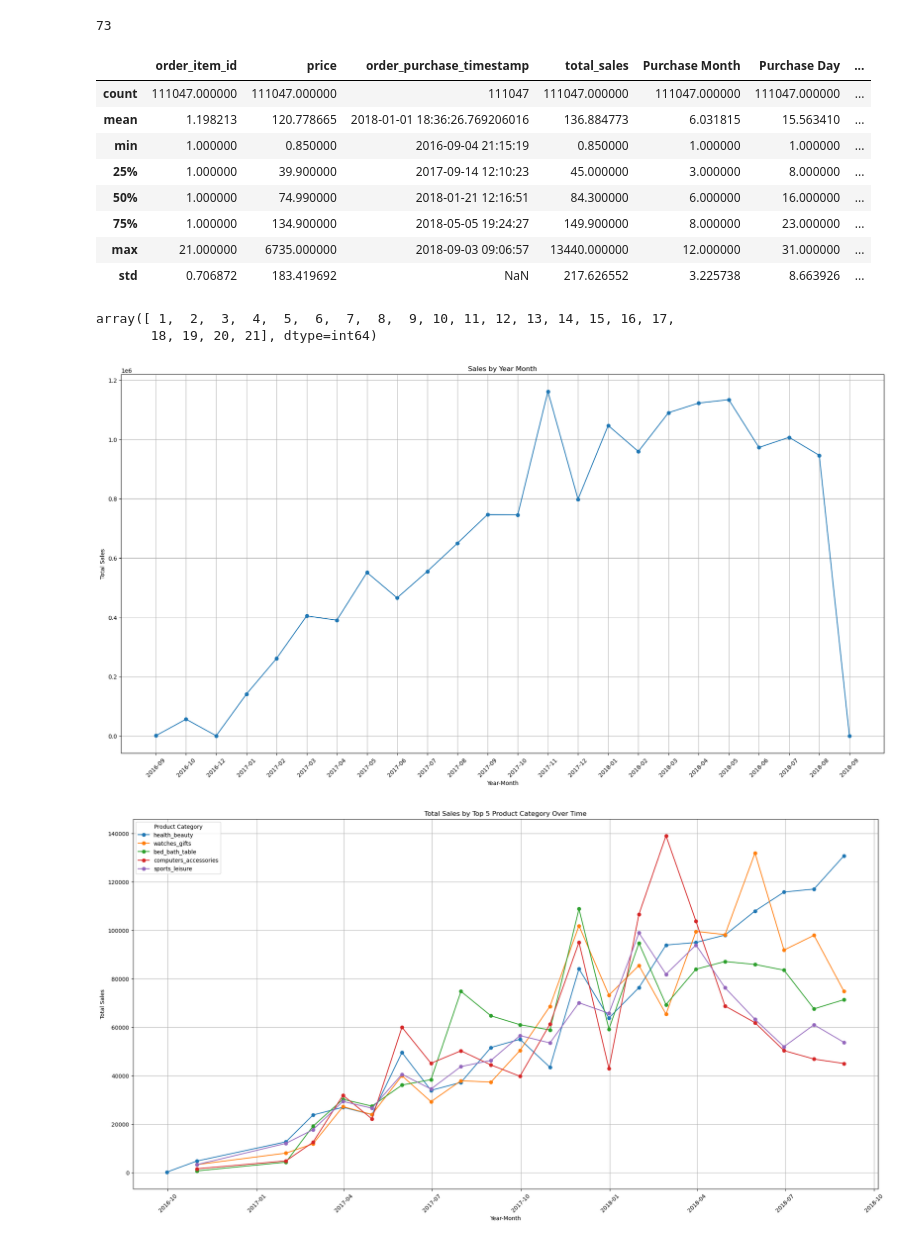
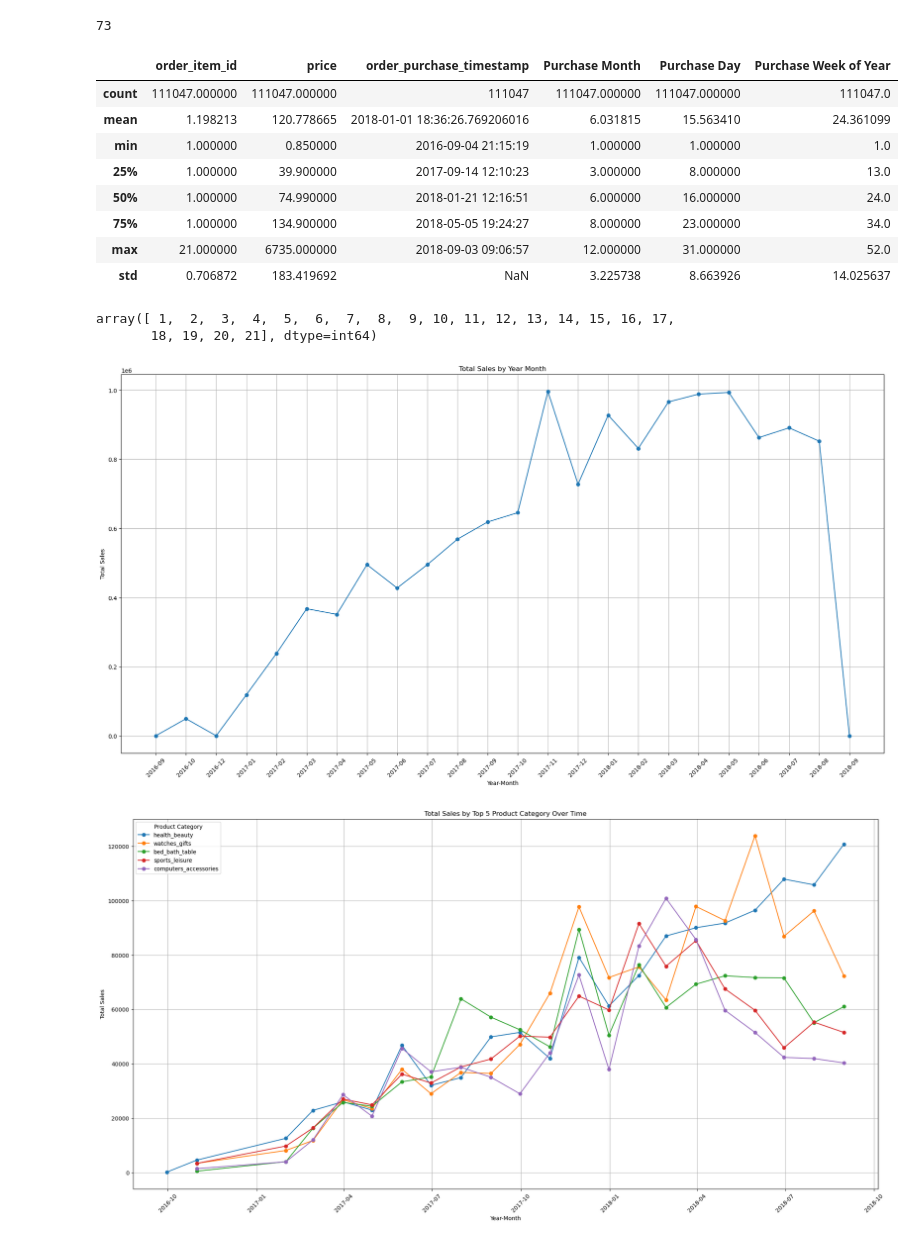
Before and after one commit to popraf/Demand-Forecasting, a Jupyter notebook: EDA.ipynb, the cells around one changed output. Drawn from its saved outputs; the diff is of its cells as text; code cells hidden in the pictures.

```diff
--- a/EDA.ipynb
+++ b/EDA.ipynb
@@ -175,11 +175,6 @@ After the join we lost 1603 rows due to lact of information about the purchase t
 # Drop redundant data, not related to this task
 # As this is just a demonstration, we won't be adding information such as holidays for a different set of countries the customers are from etc
 order_items = order_items.drop(columns=['freight_value','shipping_limit_date','product_category_name'])
-# %%
-# As I understand correctly per obtained dict, ['price'] is 'item price'
-# and ['order_item_id'] is 'sequential number identifying number of items included in the same order.'.
-# Therefore, total sales value is as follows: ['Total Sales'] = ['price'] * ['order_item_id']
-order_items['total_sales'] = order_items['price'] * order_items['order_item_id']
 # %%
 # Add a set of information regarding sale timestamp
 order_items['Purchase Date'] = order_items['order_purchase_timestamp'].dt.to_period('D')
@@ -220,15 +215,15 @@ order_items['product_category_name_english'].nunique()
 # %%
 order_items.describe()
 # %% [output]
-|  | order_item_id | price | order_purchase_timestamp | total_sales | Purchase Month | Purchase Day | ... |
-| count | 111047.000000 | 111047.000000 | 111047 | 111047.000000 | 111047.000000 | 111047.000000 | ... |
-| mean | 1.198213 | 120.778665 | 2018-01-01 18:36:26.769206016 | 136.884773 | 6.031815 | 15.563410 | ... |
-| min | 1.000000 | 0.850000 | 2016-09-04 21:15:19 | 0.850000 | 1.000000 | 1.000000 | ... |
-| 25% | 1.000000 | 39.900000 | 2017-09-14 12:10:23 | 45.000000 | 3.000000 | 8.000000 | ... |
-| 50% | 1.000000 | 74.990000 | 2018-01-21 12:16:51 | 84.300000 | 6.000000 | 16.000000 | ... |
-| 75% | 1.000000 | 134.900000 | 2018-05-05 19:24:27 | 149.900000 | 8.000000 | 23.000000 | ... |
-| max | 21.000000 | 6735.000000 | 2018-09-03 09:06:57 | 13440.000000 | 12.000000 | 31.000000 | ... |
-| std | 0.706872 | 183.419692 | NaN | 217.626552 | 3.225738 | 8.663926 | ... |
+|  | order_item_id | price | order_purchase_timestamp | Purchase Month | Purchase Day | Purchase Week of Year |
+| count | 111047.000000 | 111047.000000 | 111047 | 111047.000000 | 111047.000000 | 111047.0 |
+| mean | 1.198213 | 120.778665 | 2018-01-01 18:36:26.769206016 | 6.031815 | 15.563410 | 24.361099 |
+| min | 1.000000 | 0.850000 | 2016-09-04 21:15:19 | 1.000000 | 1.000000 | 1.0 |
+| 25% | 1.000000 | 39.900000 | 2017-09-14 12:10:23 | 3.000000 | 8.000000 | 13.0 |
+| 50% | 1.000000 | 74.990000 | 2018-01-21 12:16:51 | 6.000000 | 16.000000 | 24.0 |
+| 75% | 1.000000 | 134.900000 | 2018-05-05 19:24:27 | 8.000000 | 23.000000 | 34.0 |
+| max | 21.000000 | 6735.000000 | 2018-09-03 09:06:57 | 12.000000 | 31.000000 | 52.0 |
+| std | 0.706872 | 183.419692 | NaN | 3.225738 | 8.663926 | 14.025637 |
 # %%
 order_items['order_item_id'].unique()
 # %% [output]
@@ -238,13 +233,13 @@ array([ 1,  2,  3,  4,  5,  6,  7,  8,  9, 10, 11, 12, 13, 14, 15, 16, 17,
 # visualize sales over time - whole dataset period by year month
 
 # group data by date of purchase & set new index - new column names
-sales_over_time = order_items.groupby(order_items['Purchase Year-Month'])['total_sales'].sum().reset_index()
+sales_over_time = order_items.groupby(order_items['Purchase Year-Month'])['price'].sum().reset_index()
 sales_over_time.columns = ['Year-Month', 'Total Sales']
 sales_over_time['Year-Month'] = sales_over_time['Year-Month'].astype(str)
 
 plt.figure(figsize=(24,12))
 plt.plot(sales_over_time['Year-Month'], sales_over_time['Total Sales'], marker='o')
-plt.title('Sales by Year Month')
+plt.title('Total Sales by Year Month')
 plt.xlabel('Year-Month')
 plt.ylabel('Total Sales')
 plt.xticks(rotation=45)
@@ -253,40 +248,40 @@ plt.show()
 
 # Potential outliers are clearly visible
 # %% [output]
-[figure, old version]
+[figure, new version]
 # %%
 # visualize sales over time by top 5 categories for each year month
 
 # group data by date and product category, then sum the prices
 sales_over_time = order_items.groupby([
     pd.Grouper(key='order_purchase_timestamp', freq='ME'),
     'product_category_name_english'
-])['total_sales'].sum().reset_index()
+])['price'].sum().reset_index()
 sales_over_time.columns = ['Year-Month', 'Product Category', 'Total Sales'] # rename columns for clarity
 
 # calculate total sales for each product category
 total_sales_per_category = sales_over_time.groupby('Product Category')['Total Sales'].sum().reset_index()
 
 # select the top 5 product categories by sales
 top_categories = total_sales_per_category.nlargest(5, 'Total Sales')['Product Category']
 
 # filter data to only include the top 5 categories
 filtered_sales_over_time = sales_over_time[sales_over_time['Product Category'].isin(top_categories)]
 
 # create the sales over time plot for the top 5 product categories
 plt.figure(figsize=(24,12))
 
 for category in top_categories:
     category_data = filtered_sales_over_time[filtered_sales_over_time['Product Category'] == category]
     plt.plot(category_data['Year-Month'], category_data['Total Sales'], marker='o', label=category)
 
-plt.title('Total Sales by Top 5 Product Category Over Time')
+plt.title('Total Sales by Top 5 Product Categories Over Time')
 plt.xlabel('Year-Month')
 plt.ylabel('Total Sales')
 plt.legend(title='Product Category')
 plt.xticks(rotation=45)
 plt.grid(True)
 plt.show()
 # %% [output]
-[figure, old version]
+[figure, new version]
 # %%
```
Also changed, not shown: parts of 8 cells of this notebook.
